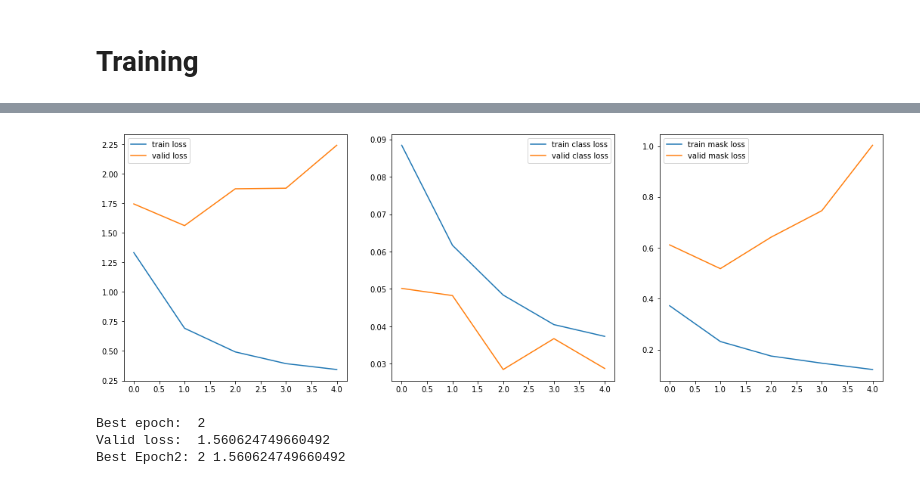
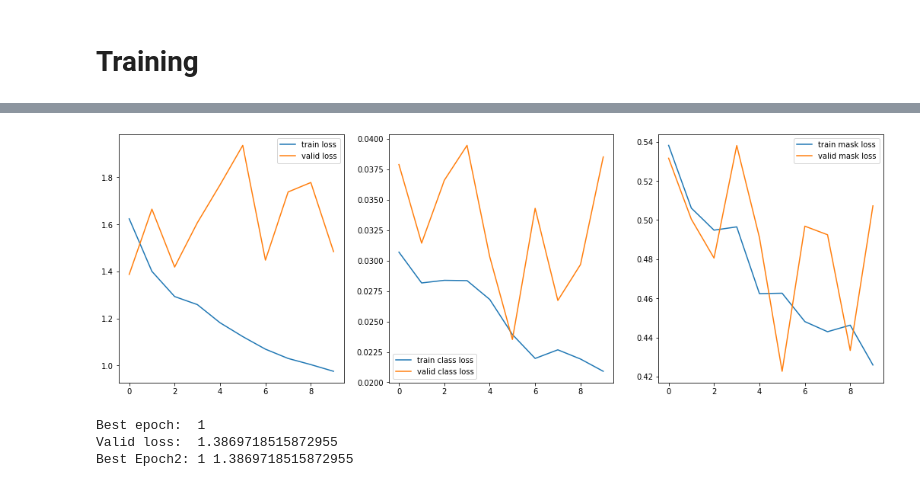
Before and after one commit to numthipka/CarDamageMaskRCNN, a Jupyter notebook: mask_rcnn_damage_detection/TrainingModelResnet50.ipynb, the cells around one changed output, grey strips where cells are left out. Drawn from its saved outputs; the diff is of its cells as text; code cells hidden in the pictures.

```diff
--- a/mask_rcnn_damage_detection/TrainingModelResnet50.ipynb
+++ b/mask_rcnn_damage_detection/TrainingModelResnet50.ipynb
@@ -27,7 +30,8 @@ DEFAULT_COMMAND = "train"
 print("Command : ",DEFAULT_COMMAND)
 
 # Weight
-DEFAULT_WEIGHT = "last"
+# 20200716 numthip k. comment ::>> DEFAULT_WEIGHT = "last"
+DEFAULT_WEIGHT = "coco"
 print("WEIGHT : ",DEFAULT_WEIGHT)
 
 # Path to trained weights file
@@ -44,7 +48,8 @@ DEFAULT_DATASET = os.path.join(os.getcwd(), "customImages")
 print("Dataset path : ", DEFAULT_DATASET)
 
 # Path to trained weights file
-LAST_WEIGHTS_PATH = os.path.join(os.path.abspath("../logs/damage20200628T1311"), "mask_rcnn_damage_0010.h5")
-print("Last Weights Path : ",LAST_WEIGHTS_PATH)
+LAST_WEIGHTS_PATH = os.path.join(ROOT_DIR, "mask_rcnn_coco.h5")
+# os.path.join(os.path.abspath("../logs/damage20200628T1311"), "mask_rcnn_damage_0010.h5")
+#print("Last Weights Path : ",LAST_WEIGHTS_PATH)
 # %% [output]
 Command :  train
@@ -65,13 +69,13 @@ class CustomConfig(Config):
 
     # We use a GPU with 12GB memory, which can fit two images.
     # Adjust down if you use a smaller GPU.
-    IMAGES_PER_GPU = 2
+    IMAGES_PER_GPU =1  # 202007121 :: numthip revise from 2 to 1
 
     # Number of classes (including background)
     NUM_CLASSES = 1 + 1  # Background + toy
 
     # Number of training steps per epoch
-    STEPS_PER_EPOCH = 100
+    STEPS_PER_EPOCH = 600 # 202007121 :: numthip revise from 100 to 600
 
     # Skip detections with < 90% confidence
     DETECTION_MIN_CONFIDENCE = 0.9
@@ -170,6 +174,27 @@ class CustomDataset(utils.Dataset):
             return info["path"]
         else:
             super(self.__class__, self).image_reference(image_id)
+# %%
+#2020719 - Numthip added  augmentationof the images set to be horizontal flip
+#augmentation = iaa.Sequential([
+#    iaa.Fliplr(0.5) # only horizontal flip here
+#])
+augmentation = iaa.Sequential([
+    iaa.OneOf([ ## rotate
+        iaa.Affine(rotate=0),
+        iaa.Affine(rotate=90),
+    ]),
+    iaa.Fliplr(0.5),
+    iaa.Flipud(0.5),
+    iaa.OneOf([ ## brightness or contrast
+        iaa.Multiply((0.9, 1.1)),
+        iaa.ContrastNormalization((0.9, 1.1)),
+    ]),
+    iaa.OneOf([ ## blur or sharpen
+        iaa.GaussianBlur(sigma=(0.0, 0.1)),
+        iaa.Sharpen(alpha=(0.0, 0.1)),
+    ]),
+])
 # %%
 def train(model):
     """Train the model."""
@@ -187,10 +212,12 @@ def train(model):
     # Since we're using a very small dataset, and starting from
     # COCO trained weights, we don't need to train too long. Also,
     # no need to train all layers, just the heads should do it.
+     # 202007121 :: numthip revise from 100 to 600
     model.train(dataset_train, dataset_val,
                 learning_rate=config.LEARNING_RATE,
-                epochs=5,
-                layers='heads')
+                epochs=10,
+                layers='heads',
+                augmentation=augmentation)
 # %%
 def color_splash(image, mask):
     """Apply color splash effect.
@@ -290,33 +335,33 @@ KeyboardInterrupt:
 # %%
 # numthip add chart train loss and valid loss
 
-epochs = range(5)
+epochs = range(10)
 
 plt.figure(figsize=(18, 6))
 
 plt.subplot(131)
 plt.plot(epochs, history['loss'], label="train loss")
 plt.plot(epochs, history['val_loss'], label="valid loss")
 plt.legend()
 plt.subplot(132)
 plt.plot(epochs, history['mrcnn_class_loss'], label="train class loss")
 plt.plot(epochs, history['val_mrcnn_class_loss'], label="valid class loss")
 plt.legend()
 plt.subplot(133)
 plt.plot(epochs, history['mrcnn_mask_loss'], label="train mask loss")
 plt.plot(epochs, history['val_mrcnn_mask_loss'], label="valid mask loss")
 plt.legend()
 
 plt.show()
 
 best_epoch = np.argmin(history["val_loss"]) + 1
 print("Best epoch: ", best_epoch)
 print("Valid loss: ", history["val_loss"][best_epoch-1])
 
 best_epoch2 = np.argmin(history["val_loss"])
 print("Best Epoch2:", best_epoch2 + 1, history["val_loss"][best_epoch2])
 # %% [output]
-[figure, old version]
+[figure, new version]
-Best epoch:  2
-Valid loss:  1.560624749660492
-Best Epoch2: 2 1.560624749660492
+Best epoch:  1
+Valid loss:  1.3869718515872955
+Best Epoch2: 1 1.3869718515872955
```
Also changed, not shown: parts of 3 cells of this notebook, 7 other files.
